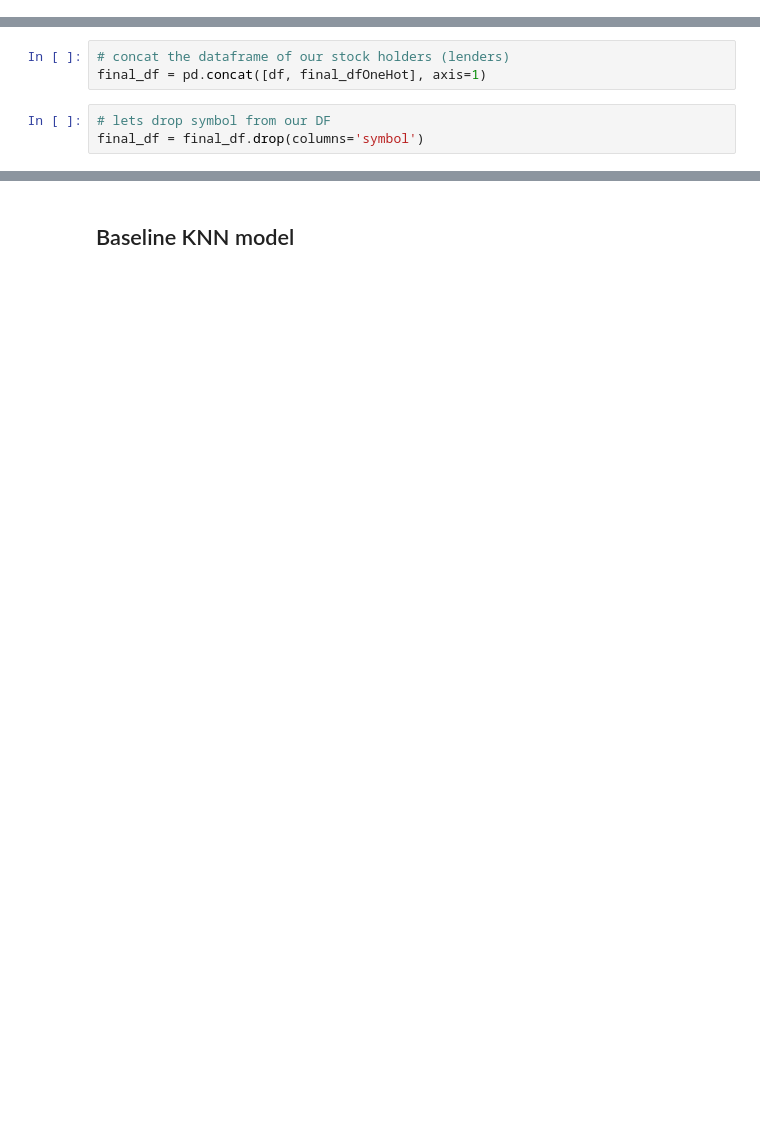
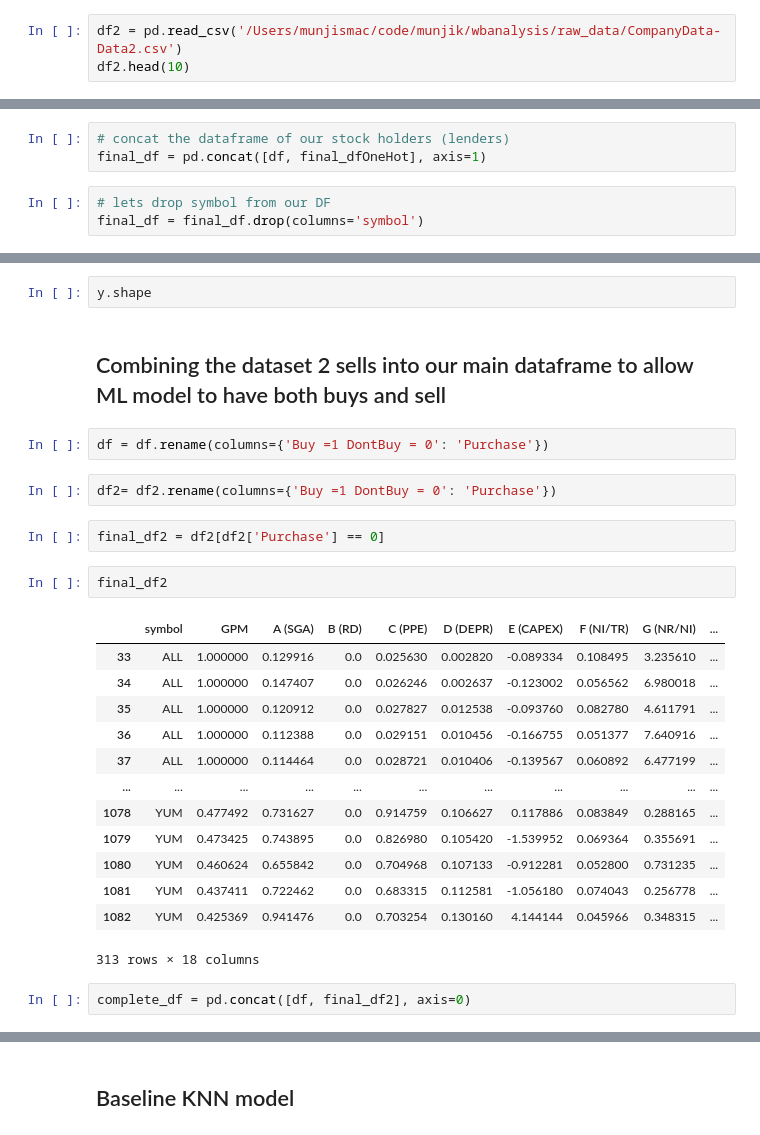
Before and after one commit to munjik/wbanalysis, a Jupyter notebook: notebooks/warren_buffet.ipynb, the cells around one changed output, grey strips where cells are left out. Saved outputs shown, nothing was run; the diff lists cells and outputs as text; blank space fills up the shorter version.

```diff
--- a/notebooks/warren_buffet.ipynb
+++ b/notebooks/warren_buffet.ipynb
@@ -20,0 +22,3 @@ df = pd.read_csv('/Users/munjismac/code/munjik/wbanalysis/raw_data/Company Data
+# %%
+df2 = pd.read_csv('/Users/munjismac/code/munjik/wbanalysis/raw_data/CompanyData-Data2.csv')
+df2.head(10)
@@ -380,0 +233,28 @@ X.shape
+# %%
+y.shape
+# %% [markdown]
+<h2>Combining the dataset 2 sells into our main dataframe to allow ML model to have both buys and sell </h2>
+# %%
+df = df.rename(columns={'Buy =1 DontBuy = 0': 'Purchase'})
+# %%
+df2= df2.rename(columns={'Buy =1 DontBuy = 0': 'Purchase'})
+# %%
+final_df2 = df2[df2['Purchase'] == 0]
+# %%
+final_df2
+# %% [output]
+|  | symbol | GPM | A (SGA) | B (RD) | C (PPE) | D (DEPR) | E (CAPEX) | F (NI/TR) | G (NR/NI) | ... |
+| 33 | ALL | 1.000000 | 0.129916 | 0.0 | 0.025630 | 0.002820 | -0.089334 | 0.108495 | 3.235610 | ... |
+| 34 | ALL | 1.000000 | 0.147407 | 0.0 | 0.026246 | 0.002637 | -0.123002 | 0.056562 | 6.980018 | ... |
+| 35 | ALL | 1.000000 | 0.120912 | 0.0 | 0.027827 | 0.012538 | -0.093760 | 0.082780 | 4.611791 | ... |
+| 36 | ALL | 1.000000 | 0.112388 | 0.0 | 0.029151 | 0.010456 | -0.166755 | 0.051377 | 7.640916 | ... |
+| 37 | ALL | 1.000000 | 0.114464 | 0.0 | 0.028721 | 0.010406 | -0.139567 | 0.060892 | 6.477199 | ... |
+| ... | ... | ... | ... | ... | ... | ... | ... | ... | ... | ... |
+| 1078 | YUM | 0.477492 | 0.731627 | 0.0 | 0.914759 | 0.106627 | 0.117886 | 0.083849 | 0.288165 | ... |
+| 1079 | YUM | 0.473425 | 0.743895 | 0.0 | 0.826980 | 0.105420 | -1.539952 | 0.069364 | 0.355691 | ... |
+| 1080 | YUM | 0.460624 | 0.655842 | 0.0 | 0.704968 | 0.107133 | -0.912281 | 0.052800 | 0.731235 | ... |
+| 1081 | YUM | 0.437411 | 0.722462 | 0.0 | 0.683315 | 0.112581 | -1.056180 | 0.074043 | 0.256778 | ... |
+| 1082 | YUM | 0.425369 | 0.941476 | 0.0 | 0.703254 | 0.130160 | 4.144144 | 0.045966 | 0.348315 | ... |
+313 rows × 18 columns
+# %%
+complete_df = pd.concat([df, final_df2], axis=0)
```
Also changed, not shown: parts of 64 cells of this notebook, 2 other files.
